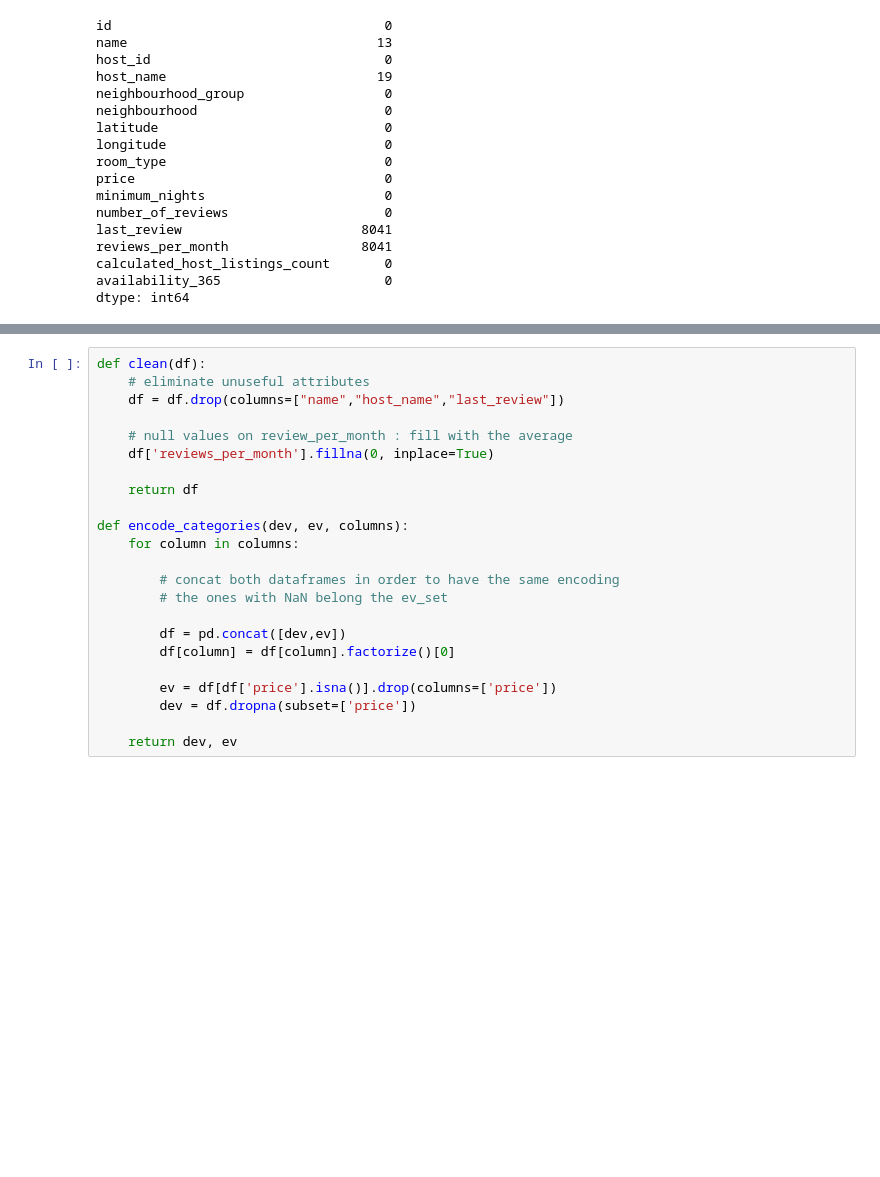
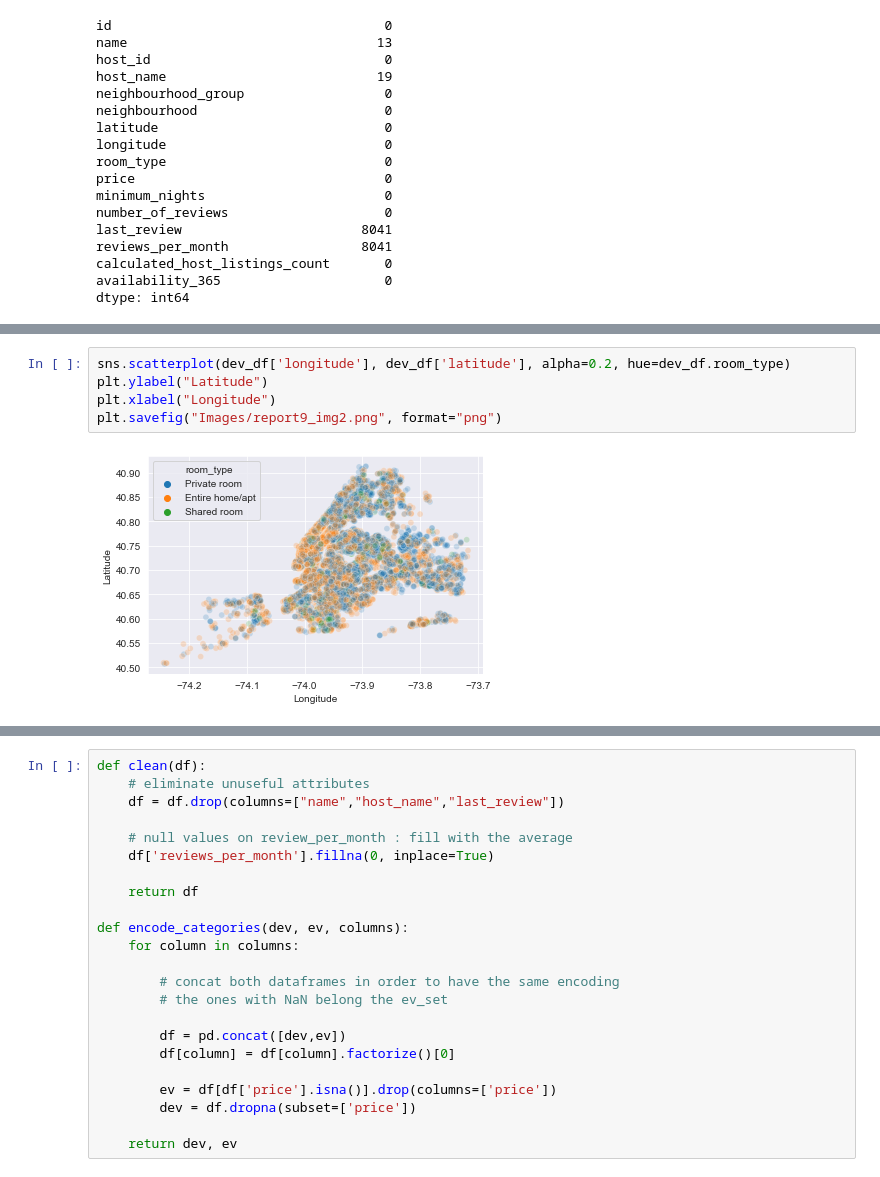
Before and after one commit to francescodisalvo05/Data-Science-Lab-Exercises, a Jupyter notebook: Notebooks/9-Laboratory-02-12-2020.ipynb, the cells around one changed output, grey strips where cells are left out. Saved outputs shown, nothing was run; the diff lists cells and outputs as text; blank space fills up the shorter version.

```diff
--- a/Notebooks/9-Laboratory-02-12-2020.ipynb
+++ b/Notebooks/9-Laboratory-02-12-2020.ipynb
@@ -112,2 +77,9 @@ sns.scatterplot(dev_df['latitude'], dev_df['longitude'], alpha=0.2,ax=axes[1], h
+# %%
+sns.scatterplot(dev_df['longitude'], dev_df['latitude'], alpha=0.2, hue=dev_df.room_type)
+plt.ylabel("Latitude")
+plt.xlabel("Longitude")
+plt.savefig("Images/report9_img2.png", format="png")
+# %% [output]
+[figure, added]
 # %%
 sns.countplot(x="room_type", data=dev_df, color="#6397d0")
```
Also changed, not shown: parts of 27 cells of this notebook, 4 other files.
